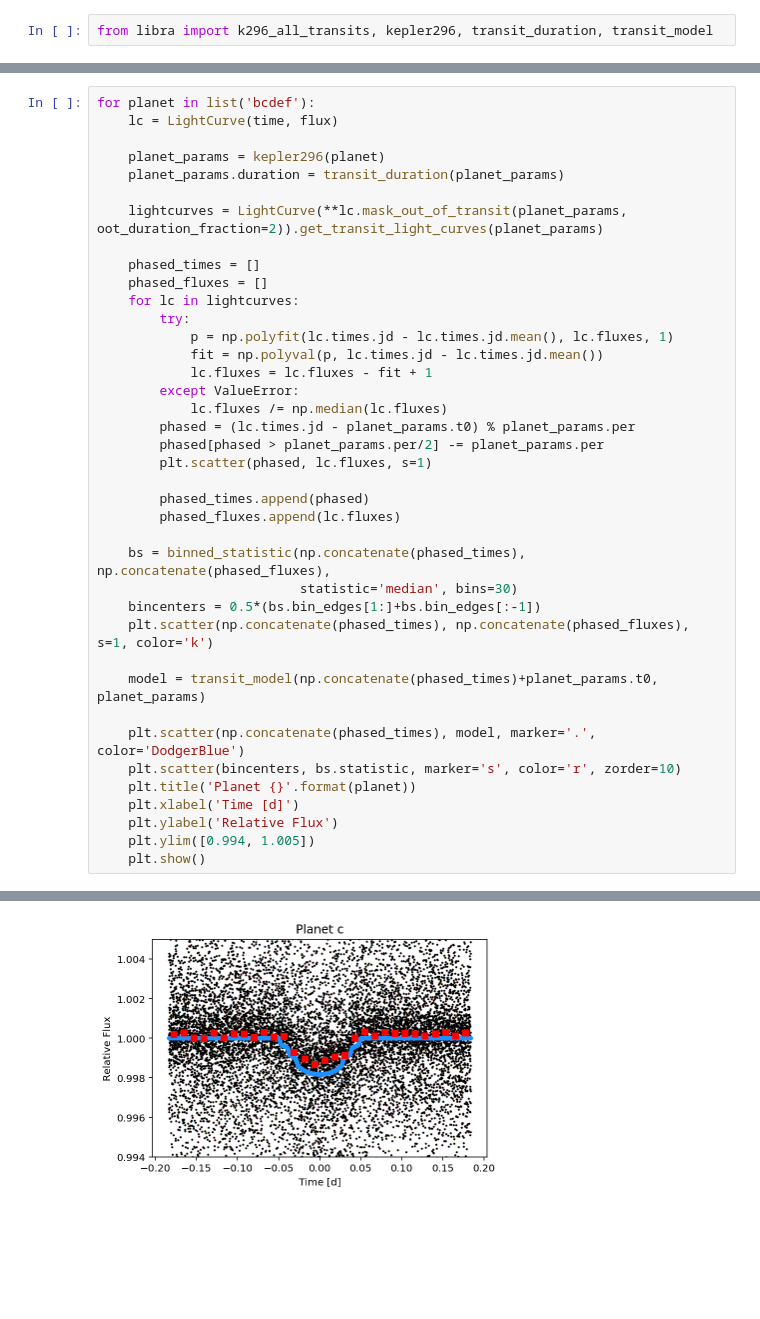
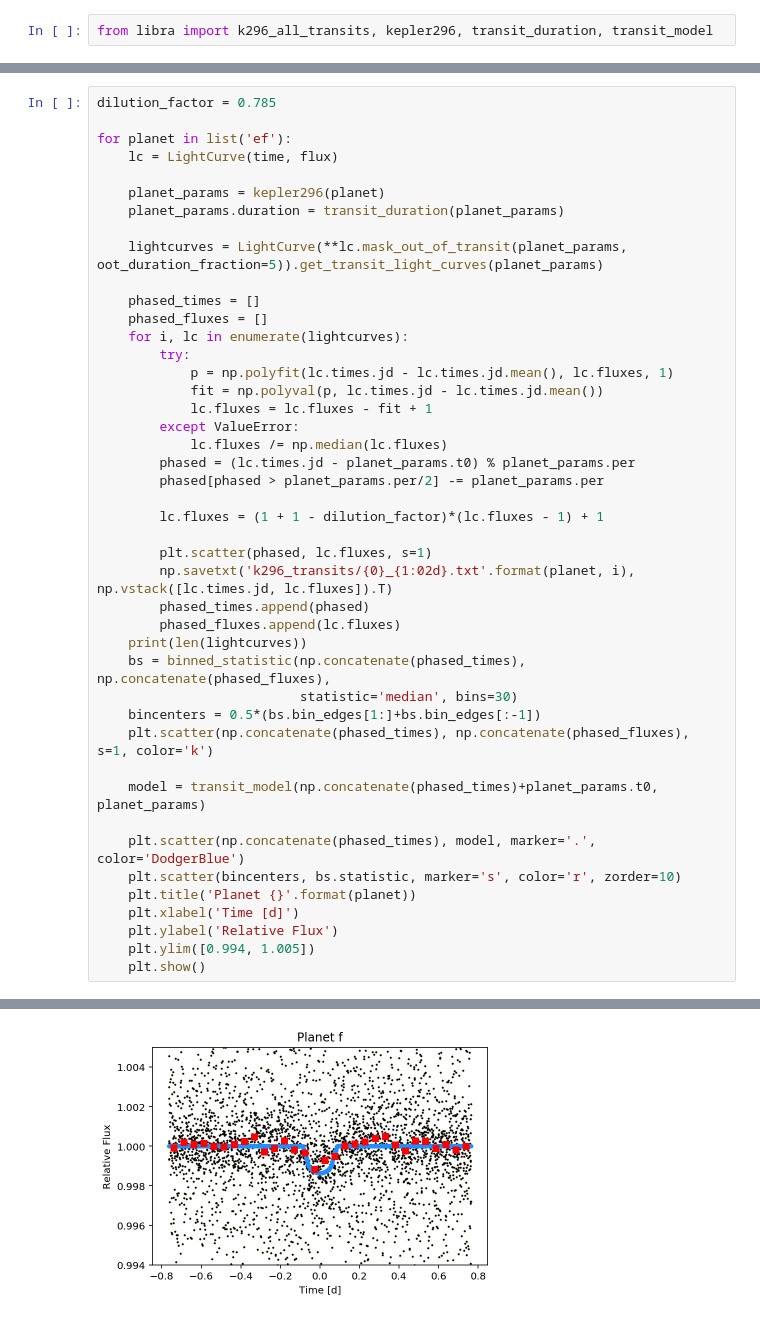
Before and after one commit to bmorris3/libra, a Jupyter notebook: notebooks/k296_ephem.ipynb, the cells around one changed output, grey strips where cells are left out. Saved outputs shown, nothing was run; the diff lists cells and outputs as text; blank space fills up the shorter version.

```diff
--- a/notebooks/k296_ephem.ipynb
+++ b/notebooks/k296_ephem.ipynb
@@ -88,17 +90,19 @@ flux = flux_i[~np.isnan(time_i) & ~np.isnan(flux_i)][sort]
 
 # plt.ylim([0.994, 1.005])
 # %%
-for planet in list('bcdef'):
+dilution_factor = 0.785
+
+for planet in list('ef'):
     lc = LightCurve(time, flux)
 
     planet_params = kepler296(planet)
     planet_params.duration = transit_duration(planet_params)
 
-    lightcurves = LightCurve(**lc.mask_out_of_transit(planet_params, oot_duration_fraction=2)).get_transit_light_curves(planet_params)
+    lightcurves = LightCurve(**lc.mask_out_of_transit(planet_params, oot_duration_fraction=5)).get_transit_light_curves(planet_params)
 
     phased_times = []
     phased_fluxes = []
-    for lc in lightcurves:
+    for i, lc in enumerate(lightcurves):
         try:
             p = np.polyfit(lc.times.jd - lc.times.jd.mean(), lc.fluxes, 1)
             fit = np.polyval(p, lc.times.jd - lc.times.jd.mean())
@@ -107,11 +111,14 @@ for planet in list('bcdef'):
             lc.fluxes /= np.median(lc.fluxes)
         phased = (lc.times.jd - planet_params.t0) % planet_params.per
         phased[phased > planet_params.per/2] -= planet_params.per
+
+        lc.fluxes = (1 + 1 - dilution_factor)*(lc.fluxes - 1) + 1
+
         plt.scatter(phased, lc.fluxes, s=1)
-
+        np.savetxt('k296_transits/{0}_{1:02d}.txt'.format(planet, i), np.vstack([lc.times.jd, lc.fluxes]).T)
         phased_times.append(phased)
         phased_fluxes.append(lc.fluxes)
-
+    print(len(lightcurves))
     bs = binned_statistic(np.concatenate(phased_times), np.concatenate(phased_fluxes),
                           statistic='median', bins=30)
     bincenters = 0.5*(bs.bin_edges[1:]+bs.bin_edges[:-1])
@@ -131 +140 @@ for planet in list('bcdef'):
-[figure, old version]
+[figure, new version]
```
Also changed, not shown: parts of 4 cells of this notebook, 25 other files.
